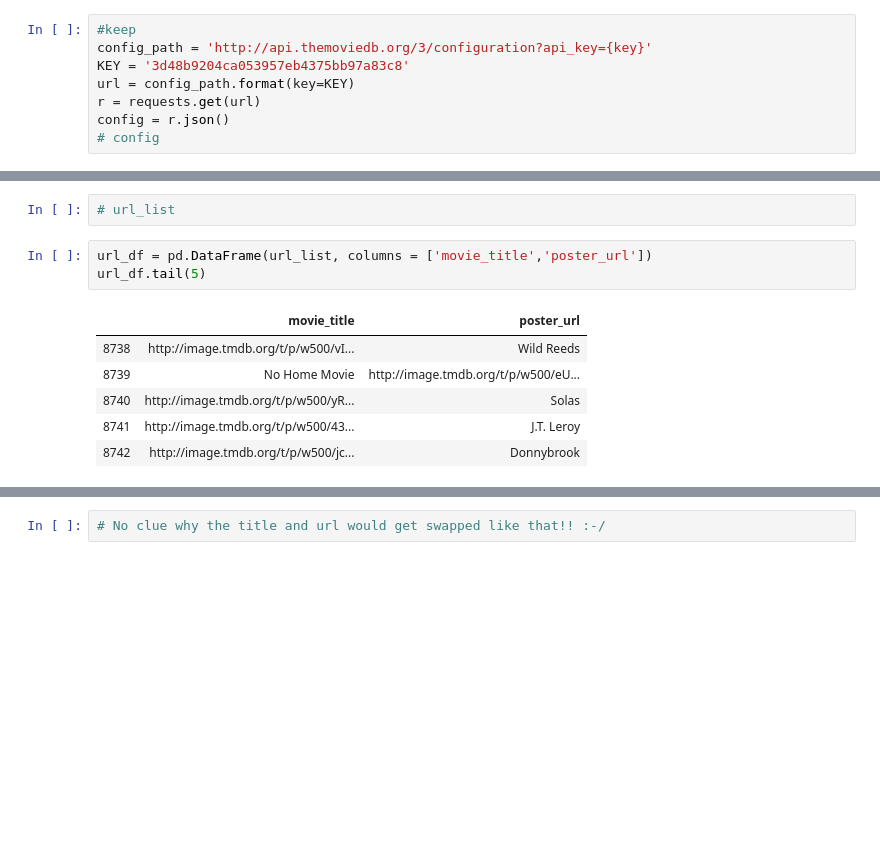
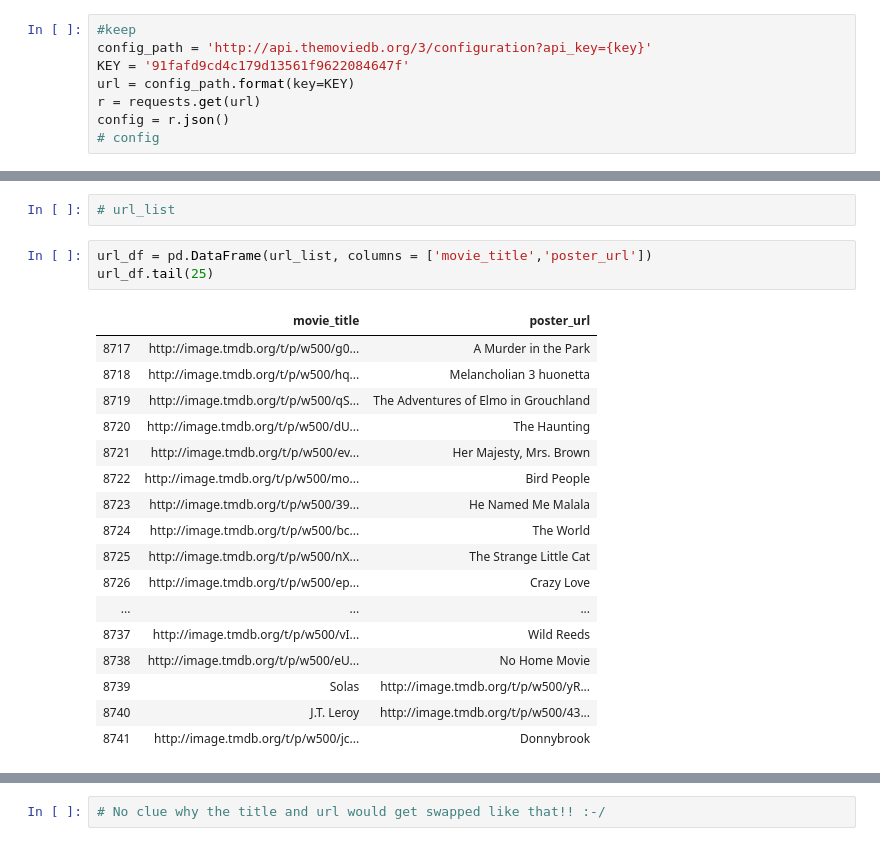
Before and after one commit to AddyBenny/Group_Project_2---UCI-Data-Analysis-Bootcamp-2020---Team-8, a Jupyter notebook: Project.ipynb, the cells around one changed output, grey strips where cells are left out. Saved outputs shown, nothing was run; the diff lists cells and outputs as text; blank space fills up the shorter version.

```diff
--- a/Project.ipynb
+++ b/Project.ipynb
@@ -59,7 +59,7 @@ raw_reviews_df.head()
 # %%
 #keep
 config_path = 'http://api.themoviedb.org/3/configuration?api_key={key}'
-KEY = '3d48b9204ca053957eb4375bb97a83c8'
+KEY = '91fafd9cd4c179d13561f9622084647f'
 url = config_path.format(key=KEY)
 r = requests.get(url)
 config = r.json()
@@ -222,11 +222,22 @@ See the files movies_not_found.txt, posters_not_found.txt, and keyerrors.txt for
 # url_list
 # %%
 url_df = pd.DataFrame(url_list, columns = ['movie_title','poster_url'])
-url_df.tail(5)
+url_df.tail(25)
 # %% [output]
 |  | movie_title | poster_url |
-| 8738 | http://image.tmdb.org/t/p/w500/vI... | Wild Reeds |
-| 8739 | No Home Movie | http://image.tmdb.org/t/p/w500/eU... |
-| 8740 | http://image.tmdb.org/t/p/w500/yR... | Solas |
-| 8741 | http://image.tmdb.org/t/p/w500/43... | J.T. Leroy |
-| 8742 | http://image.tmdb.org/t/p/w500/jc... | Donnybrook |
+| 8717 | http://image.tmdb.org/t/p/w500/g0... | A Murder in the Park |
+| 8718 | http://image.tmdb.org/t/p/w500/hq... | Melancholian 3 huonetta |
+| 8719 | http://image.tmdb.org/t/p/w500/qS... | The Adventures of Elmo in Grouchland |
+| 8720 | http://image.tmdb.org/t/p/w500/dU... | The Haunting |
+| 8721 | http://image.tmdb.org/t/p/w500/ev... | Her Majesty, Mrs. Brown |
+| 8722 | http://image.tmdb.org/t/p/w500/mo... | Bird People |
+| 8723 | http://image.tmdb.org/t/p/w500/39... | He Named Me Malala |
+| 8724 | http://image.tmdb.org/t/p/w500/bc... | The World |
+| 8725 | http://image.tmdb.org/t/p/w500/nX... | The Strange Little Cat |
+| 8726 | http://image.tmdb.org/t/p/w500/ep... | Crazy Love |
+| ... | ... | ... |
+| 8737 | http://image.tmdb.org/t/p/w500/vI... | Wild Reeds |
+| 8738 | http://image.tmdb.org/t/p/w500/eU... | No Home Movie |
+| 8739 | Solas | http://image.tmdb.org/t/p/w500/yR... |
+| 8740 | J.T. Leroy | http://image.tmdb.org/t/p/w500/43... |
+| 8741 | http://image.tmdb.org/t/p/w500/jc... | Donnybrook |
```
Also changed, not shown: parts of 2 cells of this notebook, 2 other files.
